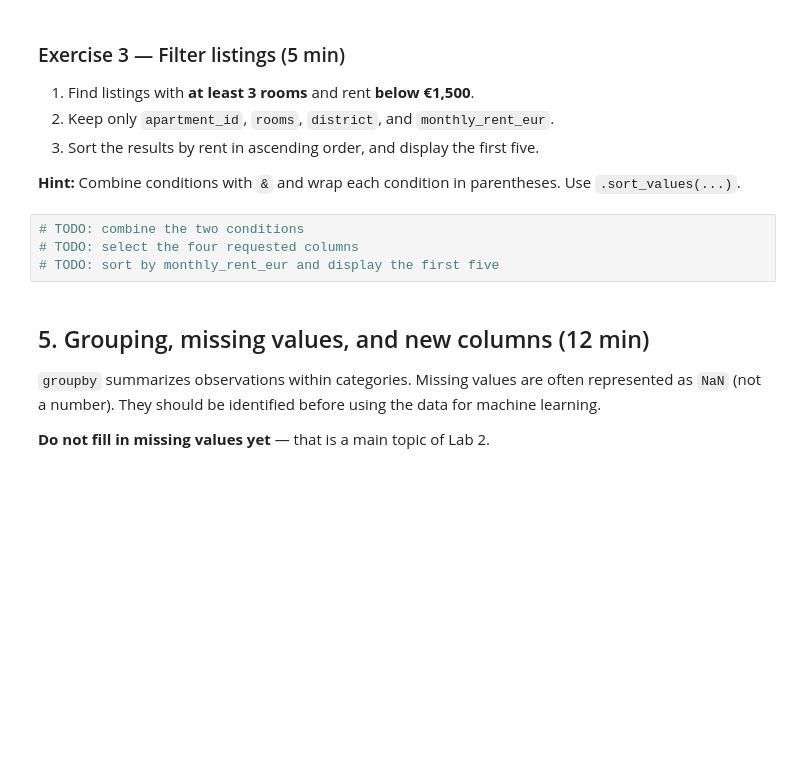
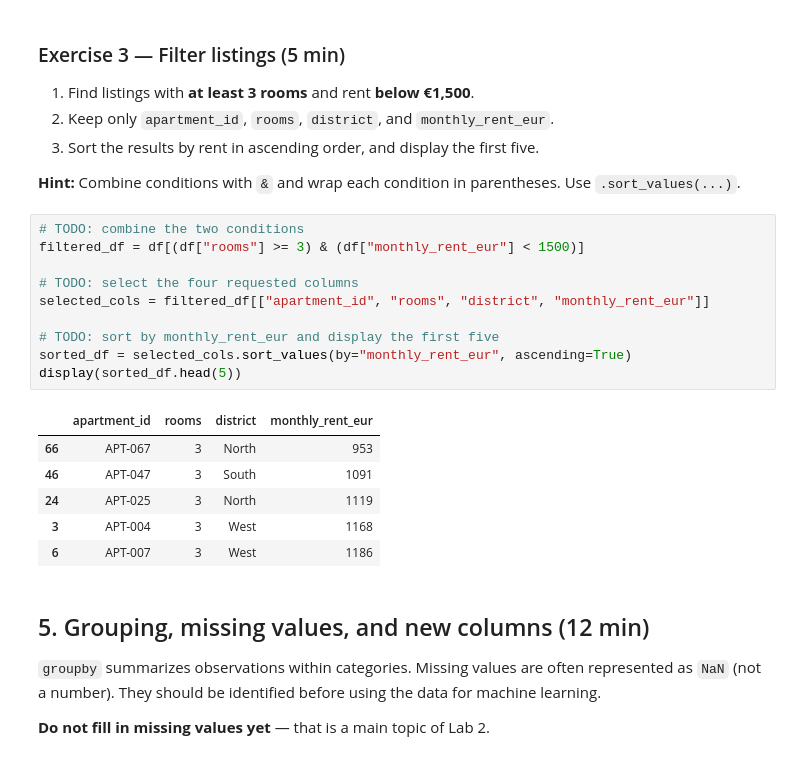
Before and after one commit to Adri2-2/AIWithPythonESIGELEC, a Jupyter notebook: lab01/02-numpy-pandas.ipynb, the cells around one changed output. Cells and saved outputs as stored; diff of their text form; blank space fills up the shorter version.

```diff
--- a/lab01/02-numpy-pandas.ipynb
+++ b/lab01/02-numpy-pandas.ipynb
@@ -153,8 +259,21 @@ print("Central with balcony:", len(central_with_balcony))
 **Hint:** Combine conditions with `&` and wrap each condition in parentheses. Use `.sort_values(...)`.
 # %%
 # TODO: combine the two conditions
+filtered_df = df[(df["rooms"] >= 3) & (df["monthly_rent_eur"] < 1500)]
+
 # TODO: select the four requested columns
+selected_cols = filtered_df[["apartment_id", "rooms", "district", "monthly_rent_eur"]]
+
 # TODO: sort by monthly_rent_eur and display the first five
+sorted_df = selected_cols.sort_values(by="monthly_rent_eur", ascending=True)
+display(sorted_df.head(5))
+# %% [output]
+|  | apartment_id | rooms | district | monthly_rent_eur |
+| 66 | APT-067 | 3 | North | 953 |
+| 46 | APT-047 | 3 | South | 1091 |
+| 24 | APT-025 | 3 | North | 1119 |
+| 3 | APT-004 | 3 | West | 1168 |
+| 6 | APT-007 | 3 | West | 1186 |
 # %% [markdown]
 ## 5. Grouping, missing values, and new columns (12 min)
 
```
Also changed, not shown: parts of 12 cells of this notebook.
